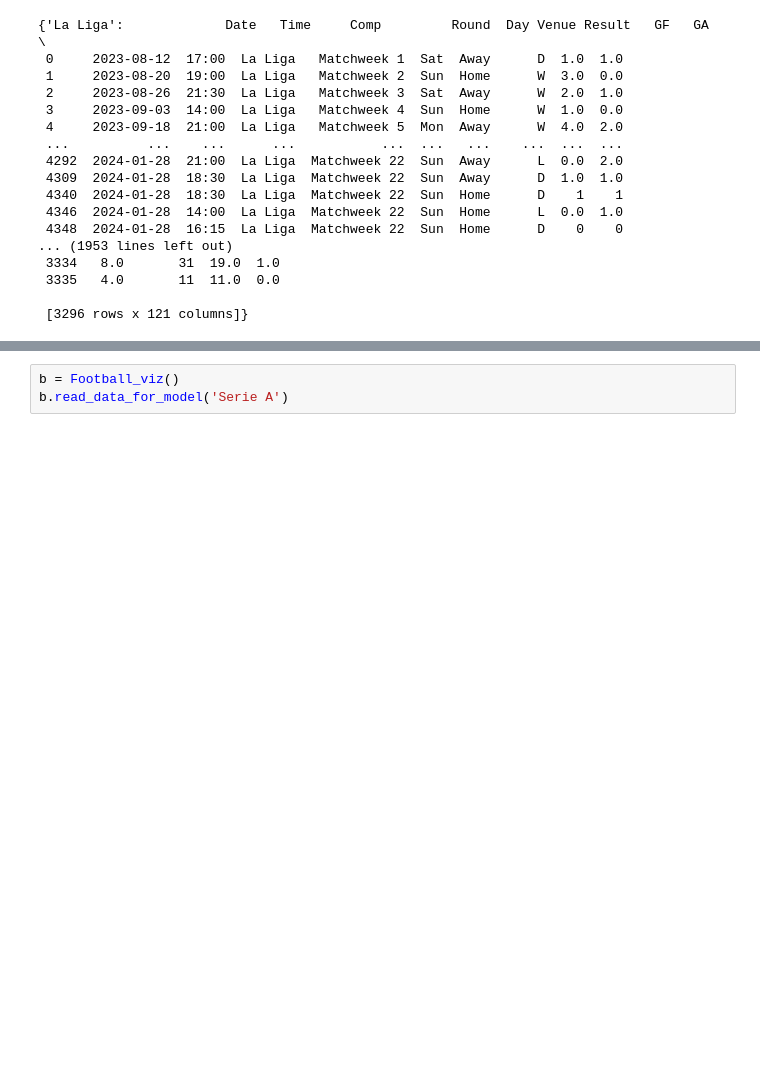
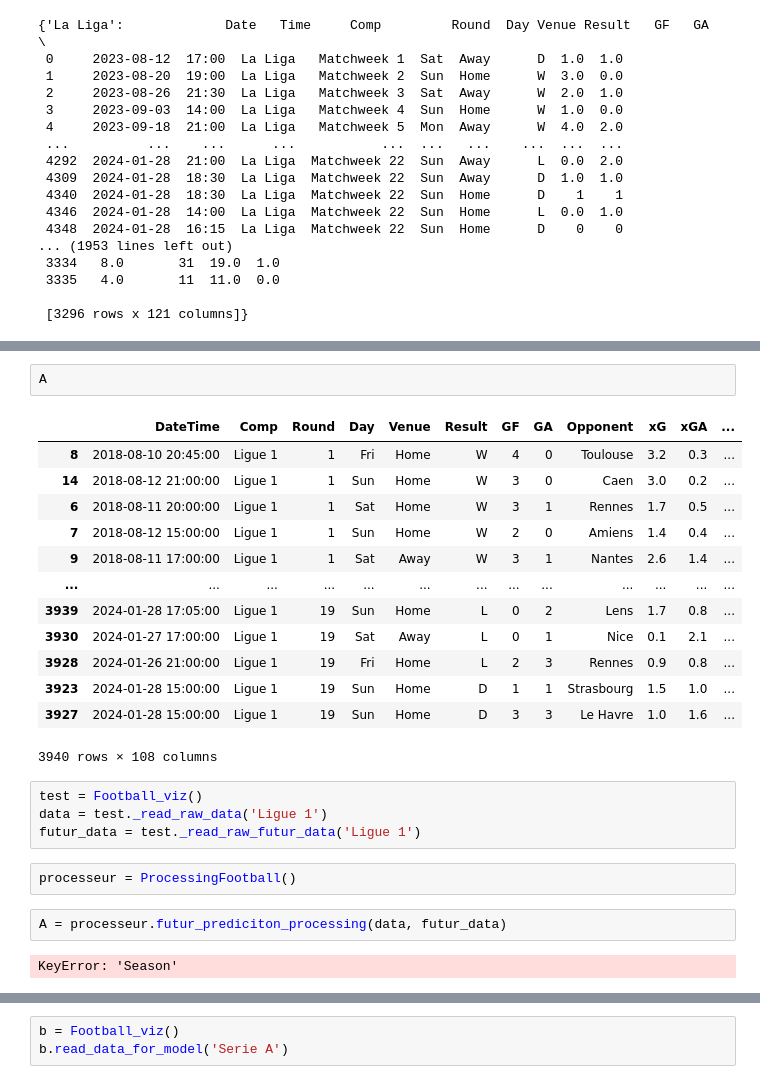
Before and after one commit to alexandreviard/Ligue1Predictor, a Jupyter notebook: POO/POO.ipynb, the cells around one changed output, grey strips where cells are left out. Drawn from its saved outputs; the diff is of its cells as text; blank space fills up the shorter version.

Commit message:
Class processing terminé

```diff
--- a/POO/POO.ipynb
+++ b/POO/POO.ipynb
@@ -747,0 +664,26 @@ class ProcessingFootball:
+# %%
+A
+# %% [output]
+|  | DateTime | Comp | Round | Day | Venue | Result | GF | GA | Opponent | xG | xGA | ... |
+| 8 | 2018-08-10 20:45:00 | Ligue 1 | 1 | Fri | Home | W | 4 | 0 | Toulouse | 3.2 | 0.3 | ... |
+| 14 | 2018-08-12 21:00:00 | Ligue 1 | 1 | Sun | Home | W | 3 | 0 | Caen | 3.0 | 0.2 | ... |
+| 6 | 2018-08-11 20:00:00 | Ligue 1 | 1 | Sat | Home | W | 3 | 1 | Rennes | 1.7 | 0.5 | ... |
+| 7 | 2018-08-12 15:00:00 | Ligue 1 | 1 | Sun | Home | W | 2 | 0 | Amiens | 1.4 | 0.4 | ... |
+| 9 | 2018-08-11 17:00:00 | Ligue 1 | 1 | Sat | Away | W | 3 | 1 | Nantes | 2.6 | 1.4 | ... |
+| ... | ... | ... | ... | ... | ... | ... | ... | ... | ... | ... | ... | ... |
+| 3939 | 2024-01-28 17:05:00 | Ligue 1 | 19 | Sun | Home | L | 0 | 2 | Lens | 1.7 | 0.8 | ... |
+| 3930 | 2024-01-27 17:00:00 | Ligue 1 | 19 | Sat | Away | L | 0 | 1 | Nice | 0.1 | 2.1 | ... |
+| 3928 | 2024-01-26 21:00:00 | Ligue 1 | 19 | Fri | Home | L | 2 | 3 | Rennes | 0.9 | 0.8 | ... |
+| 3923 | 2024-01-28 15:00:00 | Ligue 1 | 19 | Sun | Home | D | 1 | 1 | Strasbourg | 1.5 | 1.0 | ... |
+| 3927 | 2024-01-28 15:00:00 | Ligue 1 | 19 | Sun | Home | D | 3 | 3 | Le Havre | 1.0 | 1.6 | ... |
+3940 rows × 108 columns
+# %%
+test = Football_viz()
+data = test._read_raw_data('Ligue 1')
+futur_data = test._read_raw_futur_data('Ligue 1')
+# %%
+processeur = ProcessingFootball()
+# %%
+A = processeur.futur_prediciton_processing(data, futur_data)
+# %% [output]
+KeyError: 'Season'
```
Also changed, not shown: parts of 9 cells of this notebook, 1 other file.
